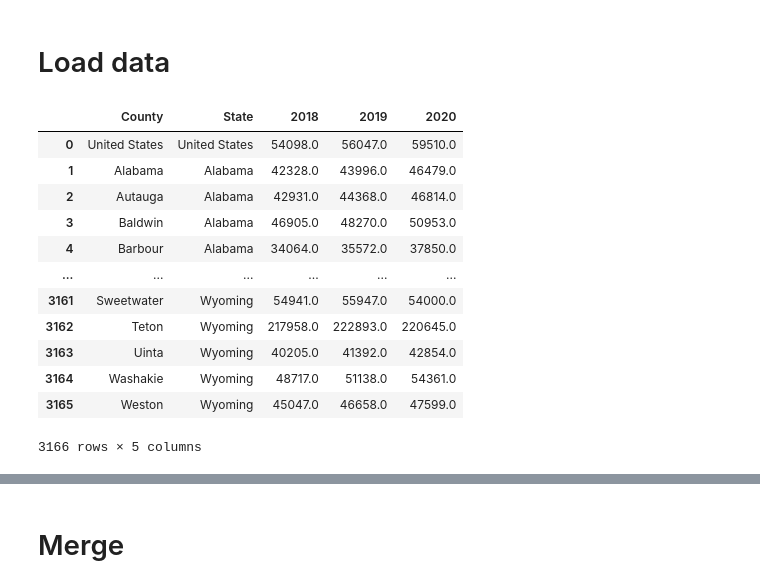
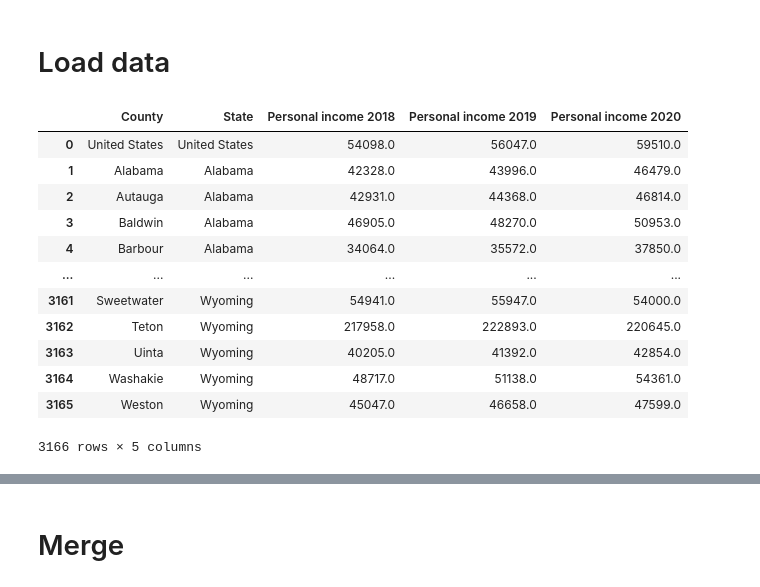
Before and after one commit to pmlane12/usa_county_incomes, a Jupyter notebook: main.ipynb, the cells around one changed output, grey strips where cells are left out. Cells and saved outputs as stored; diff of their text form; code cells hidden in the pictures.

```diff
--- a/main.ipynb
+++ b/main.ipynb
@@ -9,17 +9,19 @@ DATA_FOLDER = 'data'
 # %%
 # https://www.bea.gov/news/2021/personal-income-county-and-metropolitan-area-2020
 counties_df = pd.read_csv(
     os.path.join(DATA_FOLDER, 'county_income_2020.csv'),
     header=1,
 )
 
 # Force comma-delimited numbers to floats
+# Add personal income to column name
 for year in ['2018', '2019', '2020']:
     counties_df[year] = pd.to_numeric(counties_df[year].str.replace(',', ''), errors='coerce')
+    counties_df.rename(columns={year: 'Personal income '+year}, inplace=True)
 
 counties_df
 # %% [output]
-|  | County | State | 2018 | 2019 | 2020 |
+|  | County | State | Personal income 2018 | Personal income 2019 | Personal income 2020 |
 | 0 | United States | United States | 54098.0 | 56047.0 | 59510.0 |
 | 1 | Alabama | Alabama | 42328.0 | 43996.0 | 46479.0 |
 | 2 | Autauga | Alabama | 42931.0 | 44368.0 | 46814.0 |
```
Also changed, not shown: parts of 4 cells of this notebook.
